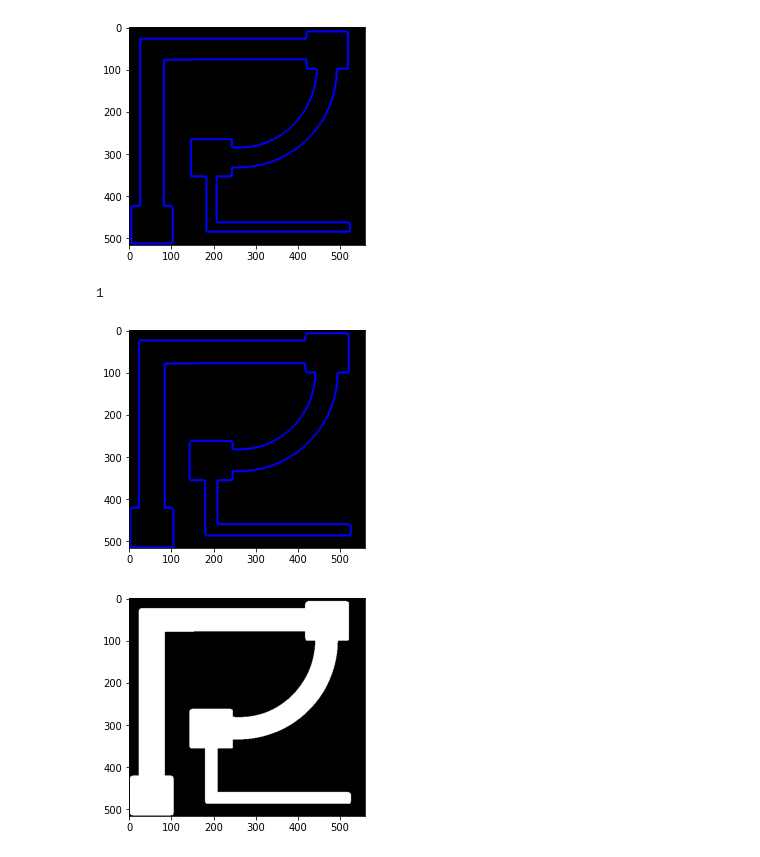
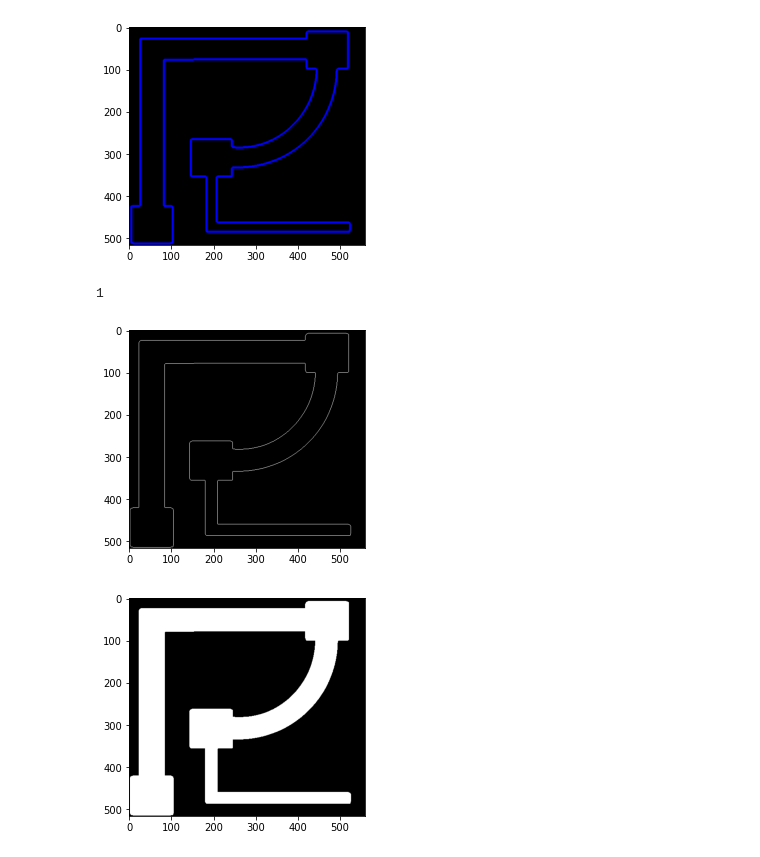
Before and after one commit to teerameth/Module6-7, a Jupyter notebook: Milestone2.ipynb, the cells around one changed output. Cells and saved outputs as stored; diff of their text form; code cells hidden in the pictures.

```diff
--- a/Milestone2.ipynb
+++ b/Milestone2.ipynb
@@ -17,7 +17,7 @@ blur = cv2.GaussianBlur(gray, (5, 5), 0)
 edges = cv2.Canny(blur, 70, 250)
 contours, hierarchy = cv2.findContours(edges, cv2.RETR_EXTERNAL, cv2.CHAIN_APPROX_NONE)
 print(len(edges))
-black = np.zeros([516, 559, 3], np.uint8)
+black = np.zeros(frame.shape[:4], dtype="uint8") # For visualize
 cv2.drawContours(black, contours, -1, (255, 0, 0), 3)
 img = np.hstack((gray, edges))
 imshow(img)
@@ -29,16 +29,16 @@ imshow(black)
 # %%
 edges = cv2.Canny(black, 70, 250)
 contours, hierarchy = cv2.findContours(edges, cv2.RETR_EXTERNAL, cv2.CHAIN_APPROX_NONE)
 print(len(contours))
-black = np.zeros([516, 559, 3], np.uint8)
-cv2.drawContours(black, contours, -1, (255, 0, 0), 3)
+black = np.zeros(frame.shape[:2], dtype="uint8") # For visualize
+cv2.drawContours(black, contours, -1, 255, 1)
 imshow(black)
-black = np.zeros([516, 559, 3], np.uint8)
-filled = cv2.fillPoly(black, contours, [255,255,255])
+black = np.zeros(frame.shape[:2], dtype="uint8") # For visualize
+filled = cv2.fillPoly(black, contours, 255)
 imshow(filled)
 # %% [output]
 1
-[figure, old version]
+[figure, new version]
 [figure]
 # %%
 def is_contour_rect(c):
```
Also changed, not shown: parts of 2 cells of this notebook, 1 other file.
